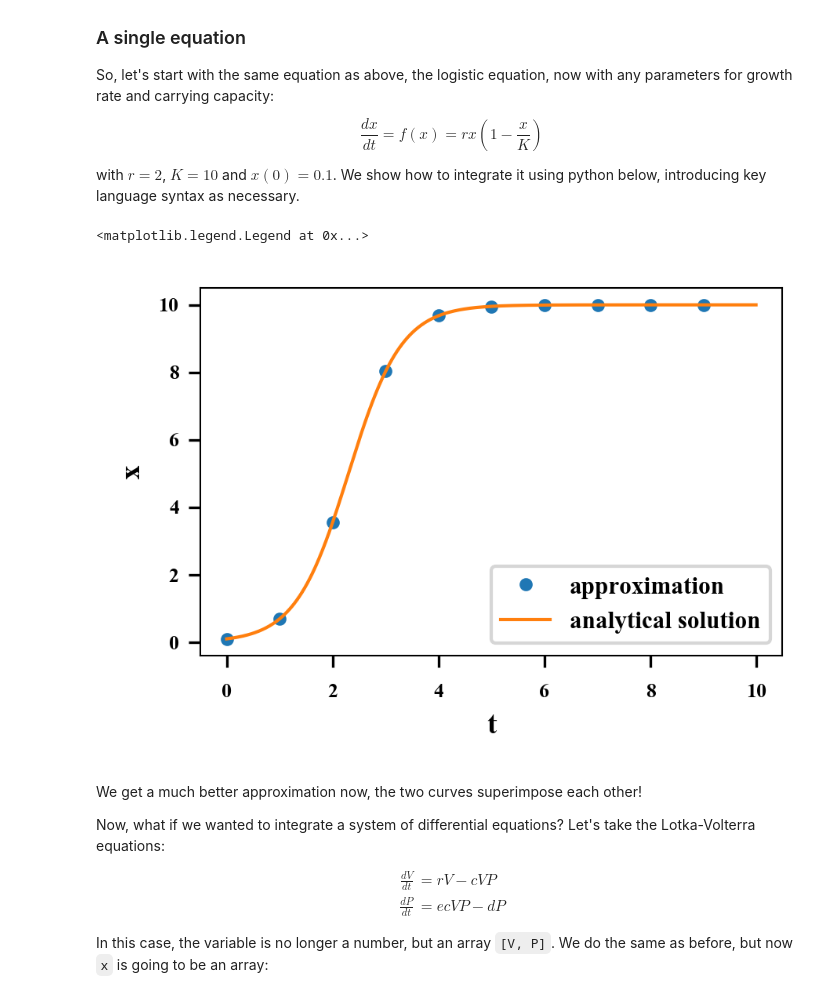
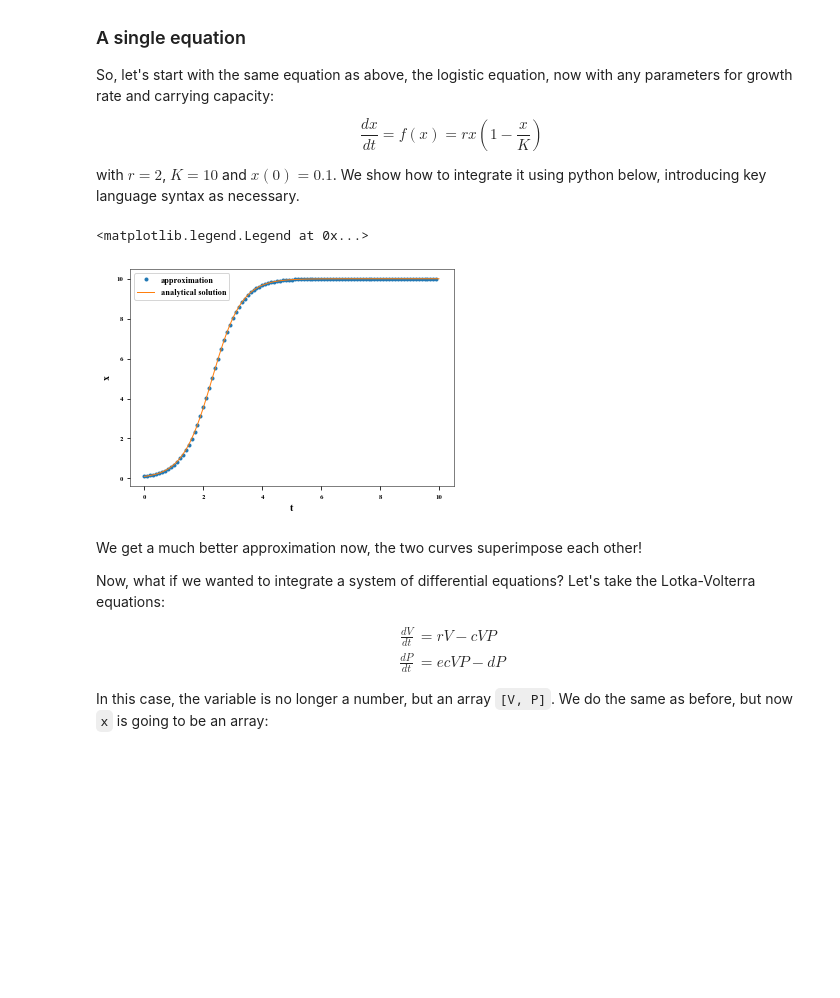
Before and after one commit to renatocoutinho/ode_examples, a Jupyter notebook: Numerical Integration Tutorial.ipynb, the cells around one changed output. Saved outputs shown, nothing was run; the diff lists cells and outputs as text; code cells hidden in the pictures; blank space fills up the shorter version.

```diff
--- a/Numerical Integration Tutorial.ipynb
+++ b/Numerical Integration Tutorial.ipynb
@@ -106,7 +106,7 @@ from scipy.integrate import odeint
 
 # time steps: an array of values starting from 0 going up to (but
 # excluding) 10, in steps of 0.01
-t = arange(0, 10., 1.)
+t = arange(0, 10., .1)
 # parameters
 r = 2.
 K = 10.
@@ -115,34 +115,34 @@ x0 = 0.1
 
 # let's define the right-hand side of the differential equation
 # It must be a function of the dependent variable (x) and of the
 # time (t), even if time does not appear explicitly
 # this is how you define a function:
 def f(x, t, r, K):
     # in python, there are no curling braces '{}' to start or
     # end a function, nor any special keyword: the block is defined
     # by leading spaces (usually 4)
     # arithmetic is done the same as in other languages: + - * /
     return r*x*(1-x/K)
 
 # call the function that performs the integration
 # the order of the arguments is as below: the derivative function,
 # the initial condition, the points where we want the solution, and
 # a list of parameters
 x = odeint(f, x0, t, (r, K))
 
 # plot the solution
 plot(t, x, '.')
 xlabel('t') # define label of x-axis
 ylabel('x') # and of y-axis
 tt = arange(0, 10, 0.01)
 # plot analytical solution
 # notice that `t` is an array: when you do any arithmetical operation
 # with an array, it is the same as doing it for each element
 plot(tt, K * x0 * exp(r*tt)/(K+x0*(exp(r*tt)-1.)))
 legend(['approximation', 'analytical solution'], loc='best') # draw legend
 # %% [output]
 <matplotlib.legend.Legend at 0x...>
-[figure, old version]
+[figure, new version]
 # %% [markdown]
 We get a much better approximation now, the two curves superimpose each other!
 
```
Also changed, not shown: parts of 2 cells of this notebook, 3 other files.
